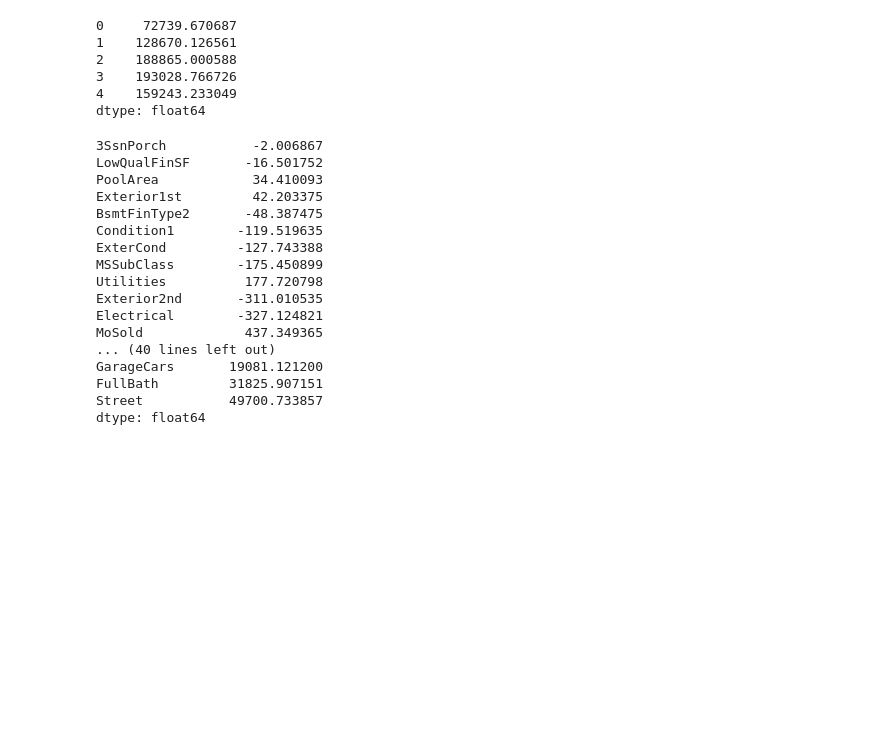
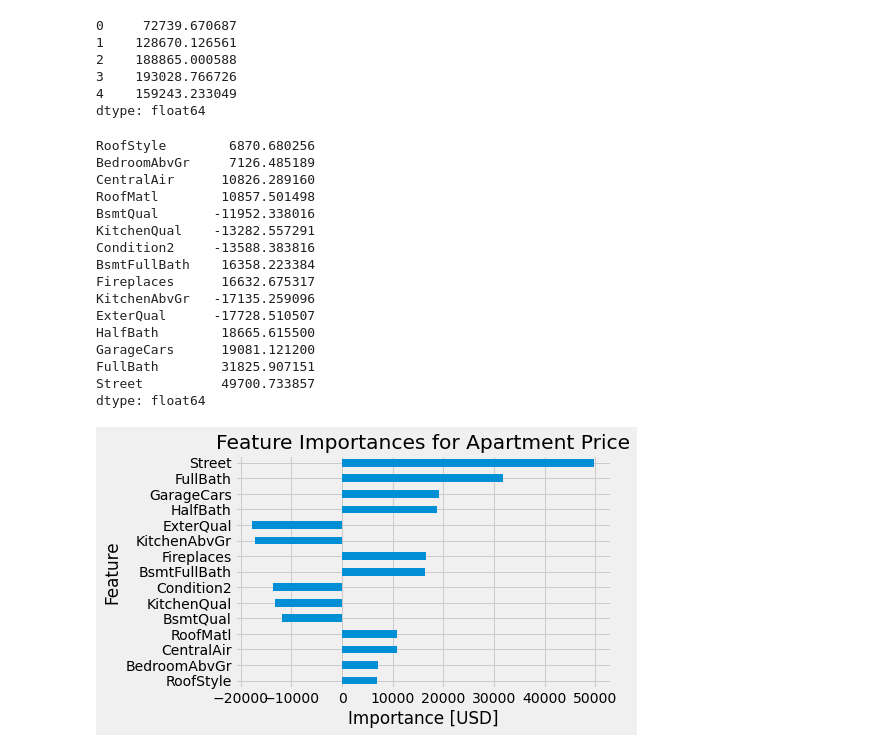
Before and after one commit to abolayo/DScience, a Jupyter notebook: kaggel/house_rework.ipynb, the cells around one changed output. Saved outputs shown, nothing was run; the diff lists cells and outputs as text; code cells hidden in the pictures; blank space fills up the shorter version.

Commit message:
add feature_imp plot

```diff
--- a/kaggel/house_rework.ipynb
+++ b/kaggel/house_rework.ipynb
@@ -573,23 +573,32 @@ dtype: float64
 # %%
 coefficients = model.coef_
 features = train.columns
-feat_imp = pd.Series(coefficients,index=features).sort_values(key=abs)
+feat_imp = pd.Series(coefficients,index=features).sort_values(key=abs).tail(15)
 feat_imp
 # %% [output]
-3SsnPorch           -2.006867
-LowQualFinSF       -16.501752
-PoolArea            34.410093
-Exterior1st         42.203375
-BsmtFinType2       -48.387475
-Condition1        -119.519635
-ExterCond         -127.743388
-MSSubClass        -175.450899
-Utilities          177.720798
-Exterior2nd       -311.010535
-Electrical        -327.124821
-MoSold             437.349365
-... (40 lines left out)
-GarageCars       19081.121200
-FullBath         31825.907151
-Street           49700.733857
+RoofStyle        6870.680256
+BedroomAbvGr     7126.485189
+CentralAir      10826.289160
+RoofMatl        10857.501498
+BsmtQual       -11952.338016
+KitchenQual    -13282.557291
+Condition2     -13588.383816
+BsmtFullBath    16358.223384
+Fireplaces      16632.675317
+KitchenAbvGr   -17135.259096
+ExterQual      -17728.510507
+HalfBath        18665.615500
+GarageCars      19081.121200
+FullBath        31825.907151
+Street          49700.733857
 dtype: float64
+# %%
+# Build bar chart for the 15 most influential coefficients of the model
+feat_imp.plot(kind="barh")
+# Label axes
+plt.xlabel("Importance [USD]")
+plt.ylabel("Feature")
+# Add title
+plt.title("Feature Importances for Apartment Price");
+# %% [output]
+[figure, added]
```
